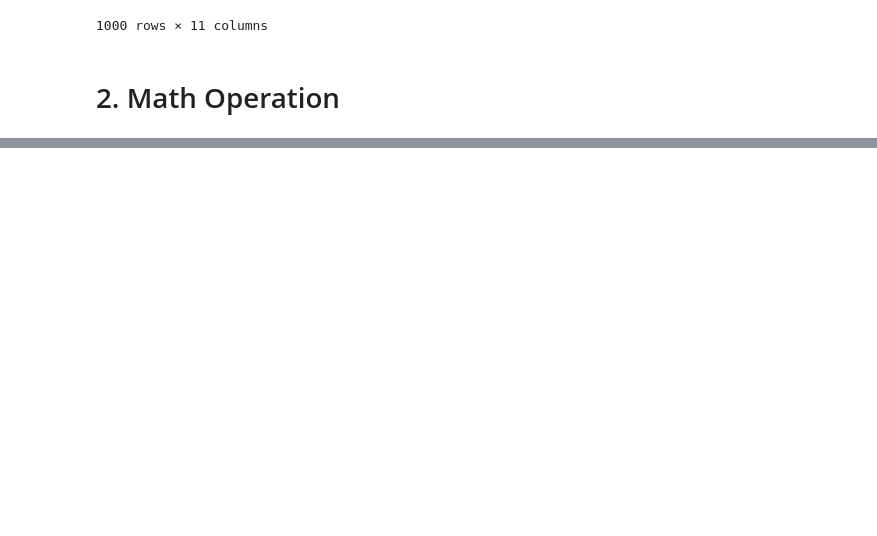
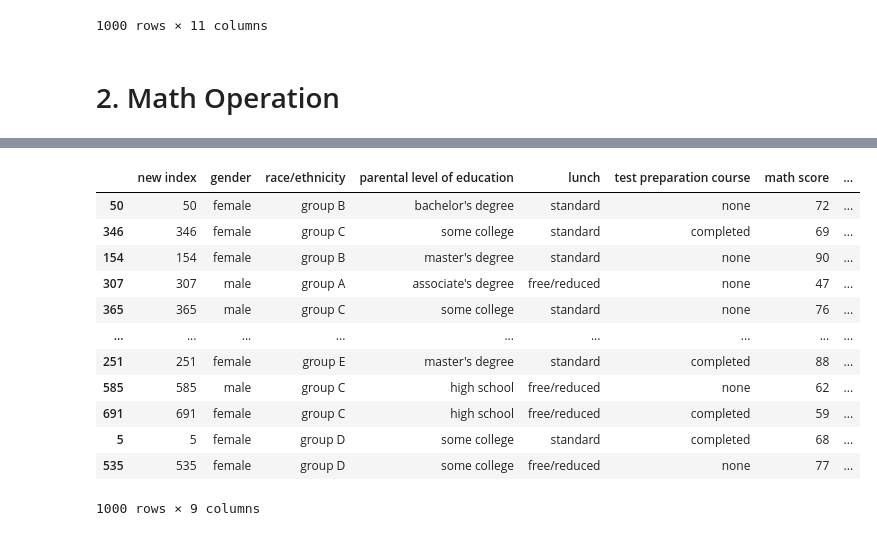
Before and after one commit to cgcb-01/Python-and-data-science-notes, a Jupyter notebook: pandasNotes.ipynb, the cells around one changed output, grey strips where cells are left out. Drawn from its saved outputs; the diff is of its cells as text; code cells hidden in the pictures; blank space fills up the shorter version.

Commit message:
sorting data and setting index

```diff
--- a/pandasNotes.ipynb
+++ b/pandasNotes.ipynb
@@ -406,0 +591,14 @@ df
+# %%
+import numpy as np
+import pandas as pd
+import random
+df=pd.read_csv('C:/Users/Lenovo/Downloads/StudentsPerformance.csv')
+# %%
+# creating a non-repetitive value for the index
+new_index=np.arange(0,1000)
+# shuffling the index
+random.shuffle(new_index) # Tis will give a suffled index
+
+# assigning the new index to the dataframe
+df.index=new_index
+df
@@ -406,0 +619,18 @@ df
+# %%
+# creating a new column with a new index
+df.insert(0,'new index',new_index)
+df
+# %% [output]
+|  | new index | gender | race/ethnicity | parental level of education | lunch | test preparation course | math score | ... |
+| 50 | 50 | female | group B | bachelor's degree | standard | none | 72 | ... |
+| 346 | 346 | female | group C | some college | standard | completed | 69 | ... |
+| 154 | 154 | female | group B | master's degree | standard | none | 90 | ... |
+| 307 | 307 | male | group A | associate's degree | free/reduced | none | 47 | ... |
+| 365 | 365 | male | group C | some college | standard | none | 76 | ... |
+| ... | ... | ... | ... | ... | ... | ... | ... | ... |
+| 251 | 251 | female | group E | master's degree | standard | completed | 88 | ... |
+| 585 | 585 | male | group C | high school | free/reduced | none | 62 | ... |
+| 691 | 691 | female | group C | high school | free/reduced | completed | 59 | ... |
+| 5 | 5 | female | group D | some college | standard | completed | 68 | ... |
+| 535 | 535 | female | group D | some college | free/reduced | none | 77 | ... |
+1000 rows × 9 columns
```
Also changed, not shown: parts of 26 cells of this notebook.
